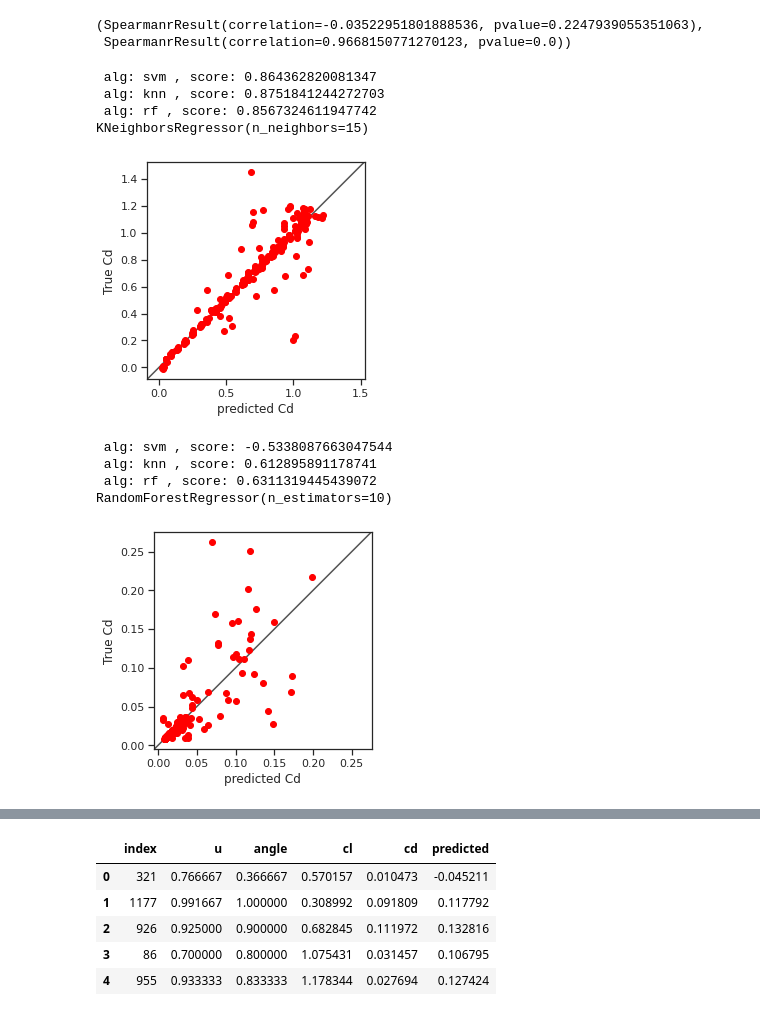
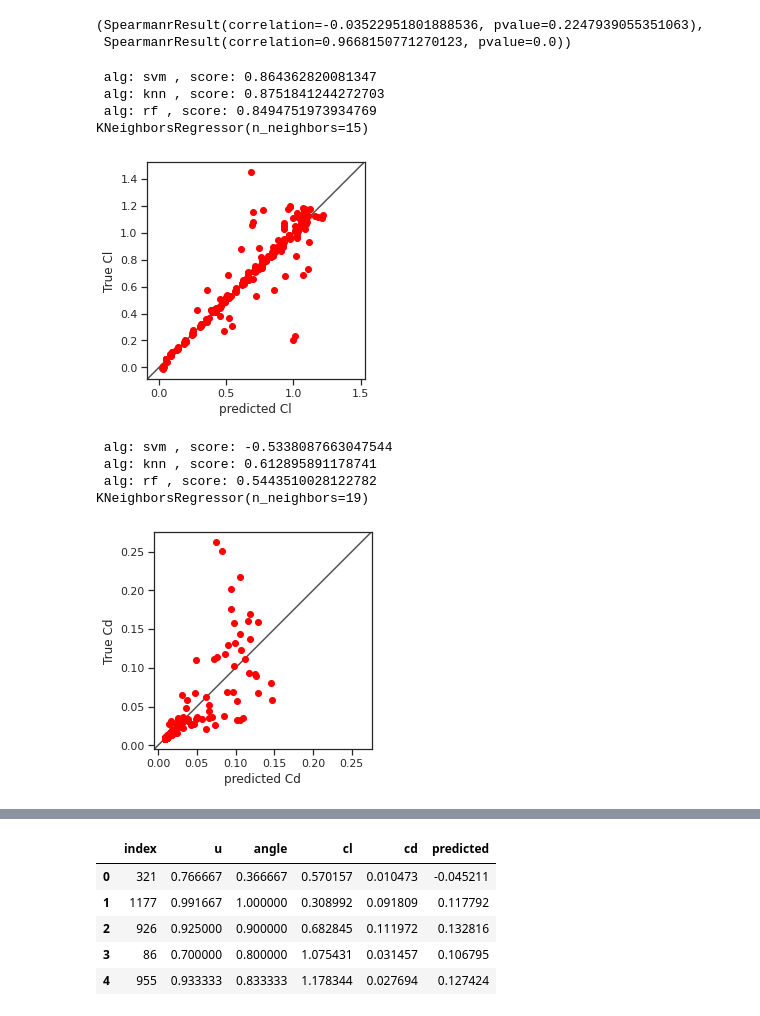
Before and after one commit to sinanh/flowAroundTriangles, a Jupyter notebook: training.ipynb, the cells around one changed output, grey strips where cells are left out. Saved outputs shown, nothing was run; the diff lists cells and outputs as text; code cells hidden in the pictures.

```diff
--- a/training.ipynb
+++ b/training.ipynb
@@ -417,21 +417,21 @@ def run_ml(label="cd"):
     return predictions
 # %%
 predictions = run_ml("cl")
-plot_XY(predictions, test_labels["cl"], fig_name="ml_cl.png")
+plot_XY(predictions, test_labels["cl"], label="cl", fig_name="ml_cl.png")
 # %% [output]
  alg: svm , score: 0.864362820081347
  alg: knn , score: 0.8751841244272703
- alg: rf , score: 0.8567324611947742
+ alg: rf , score: 0.8494751973934769
 KNeighborsRegressor(n_neighbors=15)
-[figure, old version]
+[figure, new version]
 # %%
 predictions = run_ml("cd")
-plot_XY(predictions, test_labels["cd"], fig_name="ml_cd.png")
+plot_XY(predictions, test_labels["cd"], label="cd", fig_name="ml_cd.png")
 # %% [output]
  alg: svm , score: -0.5338087663047544
  alg: knn , score: 0.612895891178741
- alg: rf , score: 0.6311319445439072
-RandomForestRegressor(n_estimators=10)
+ alg: rf , score: 0.5443510028122782
+KNeighborsRegressor(n_neighbors=19)
-[figure, old version]
+[figure, new version]
 # %%
 best_clf
```
Also changed, not shown: parts of 13 cells of this notebook, 4 other files.
